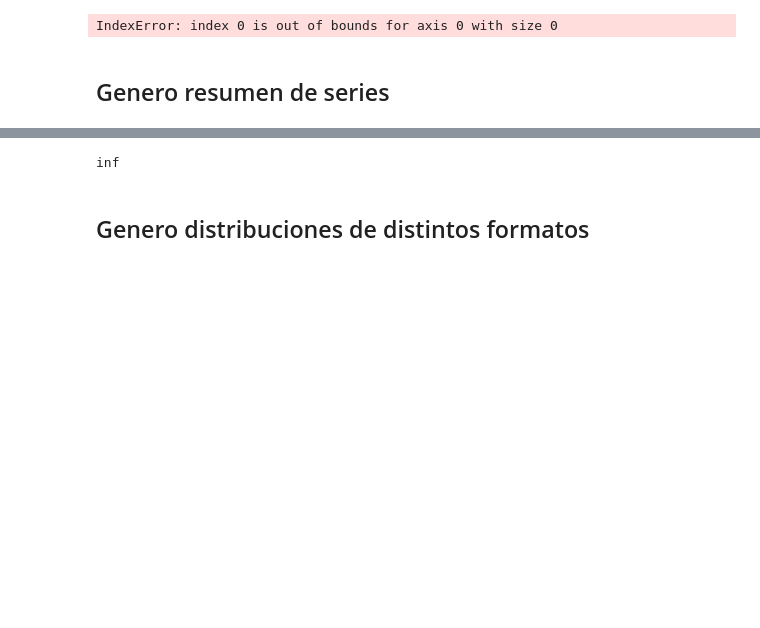
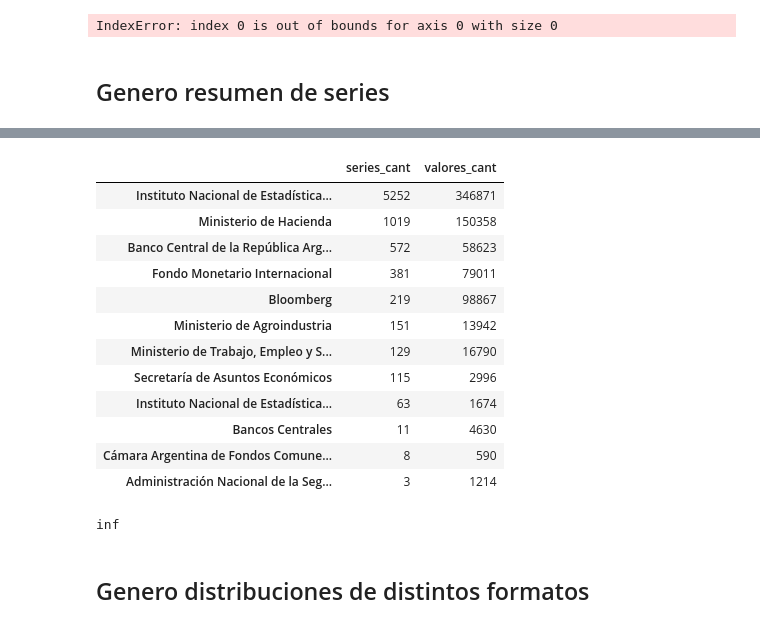
Before and after one commit to datosgobar/series-tiempo-ar-scraping, a Jupyter notebook: scripts/Pruebas dumps.ipynb, the cells around one changed output, grey strips where cells are left out. Drawn from its saved outputs; the diff is of its cells as text; code cells hidden in the pictures; blank space fills up the shorter version.

Commit message:
Agrego fuentes y cambio encoding.

```diff
--- a/scripts/Pruebas dumps.ipynb
+++ b/scripts/Pruebas dumps.ipynb
@@ -144,0 +124,6 @@ df_series[~(df_series.serie_actualizada) & (df_series.indice_tiempo_frecuencia =
+# %%
+group_fuentes = df_series.groupby("dataset_fuente")
+# %%
+df_fuentes_valores = group_fuentes.sum()[["serie_valores_cant"]].rename(columns={"serie_valores_cant": "valores_cant"})
+# %%
+df_fuentes_series = group_fuentes.count()[["serie_titulo"]].rename(columns={"serie_titulo": "series_cant"})
@@ -145,3 +164,19 @@ df_series[~(df_series.serie_actualizada) & (df_series.indice_tiempo_frecuencia =
+# %%
+pd.concat([df_fuentes_series, df_fuentes_valores], axis=1).sort_values("series_cant", ascending=False)
+# %% [output]
+|  | series_cant | valores_cant |
+| Instituto Nacional de Estadística... | 5252 | 346871 |
+| Ministerio de Hacienda | 1019 | 150358 |
+| Banco Central de la República Arg... | 572 | 58623 |
+| Fondo Monetario Internacional | 381 | 79011 |
+| Bloomberg | 219 | 98867 |
+| Ministerio de Agroindustria | 151 | 13942 |
+| Ministerio de Trabajo, Empleo y S... | 129 | 16790 |
+| Secretaría de Asuntos Económicos | 115 | 2996 |
+| Instituto Nacional de Estadística... | 63 | 1674 |
+| Bancos Centrales | 11 | 4630 |
+| Cámara Argentina de Fondos Comune... | 8 | 590 |
+| Administración Nacional de la Seg... | 3 | 1214 |
 # %%
 df_series.to_excel("series-tiempo-resumen.xlsx", "resumen", index=True, index_label=True, merge_cells=False)
 # %%
```
Also changed, not shown: parts of 8 cells of this notebook, 4 other files.
